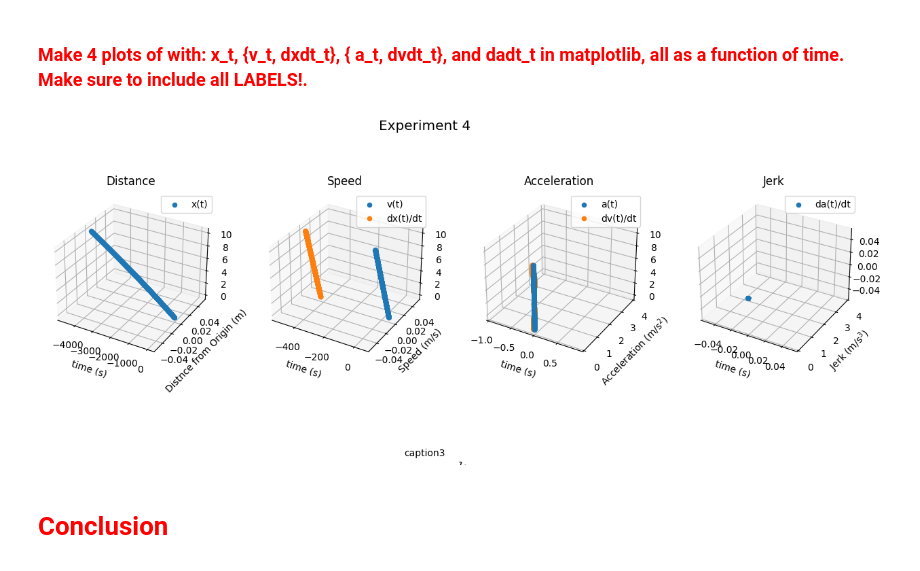
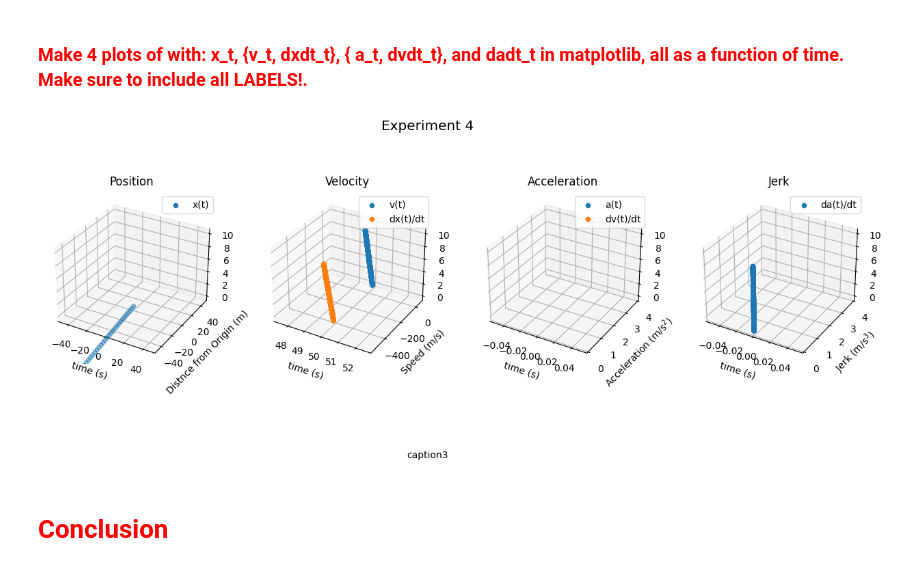
Before and after one commit to CalebAnderson22/PHY122, a Jupyter notebook: phy122_N1Lt.ipynb, the cells around one changed output. Saved outputs shown, nothing was run; the diff lists cells and outputs as text; code cells hidden in the pictures.

```diff
--- a/phy122_N1Lt.ipynb
+++ b/phy122_N1Lt.ipynb
@@ -95,8 +92,8 @@ fig1.show()
 # %% [markdown]
 ### <font color='Red'> To begin lets start with by defining an initial position and velocity </font>
 # %%
-x_i2 = array([1., 1.]) ## m : initial position vector/array
-v_i2 = array([1., 1.]) ## m : initial position vector/array
+x_i2 = array([0., 0., 0.]) ## m : initial position vector/array
+v_i2 = array([1., 0., 0.]) ## m : initial position vector/array
 # %% [markdown]
 ### <font color='Red'> PRINT out the distance and speed of the previously defined position and velocity vectors: </font>
 # %%
@@ -111,8 +108,8 @@ the initial speed is 1.414 meters/second
 # %% [markdown]
 ### <font color='Red'> Define a for-loop to Velocity-Verlet integrate the motion to obtain a x_t. </font>
 # %%
-x_t2 = zeros((len(timeline), 2)) ## initialize position-trajectory (position vectors for all times)
-v_t2 = zeros((len(timeline), 2)) ## initialize velocity-trajectory (velocity vectors for all times)
+x_t2 = zeros((len(timeline), 3)) ## initialize position-trajectory (position vectors for all times)
+v_t2 = zeros((len(timeline), 3)) ## initialize velocity-trajectory (velocity vectors for all times)
 
 x_t2[0] = x_i2 ## initialize the 0th position-trajectory entry to the initial-position
 v_t2[0] = v_i2 ## initialize the 0th velocity-trajectory entry to the initial-velocity
@@ -178,9 +170,9 @@ fig2.show()
 # %% [markdown]
 ###  <font color='Red'> To begin lets start with by defining an initial position, velocity, and acceleration </font>
 # %%
-x_i3 = array([1., 1.]) ## m : initial position vector/array
-v_i3 = array([1., 1.]) ## m/s : initial velocity vector/array
-a_i3 = array([1., 1.]) ## m/s/s : initial acceleration vector/array
+x_i3 = array([0., 0.]) ## m : initial position vector/array
+v_i3 = array([1., 0.]) ## m/s : initial velocity vector/array
+a_i3 = array([1., 0.]) ## m/s/s : initial acceleration vector/array
 # %% [markdown]
 ###  <font color='Red'> PRINT out the distance, speed, and magnitude of the acceleration of the previously defined vectors: </font>
 # %%
@@ -270,9 +262,9 @@ fig3.show()
 # %% [markdown]
 ###   <font color='Red'> To begin lets start given the following initial position, velocity, and acceleration, WITH velocity and acceleration in different directions! </font>
 # %%
-x_i4 = array([10., 0.]) ## m : initial position vector/array
-v_i4 = array([50., 0.]) ## m/s : initial velocity vector/array
-a_i4 = array([-9.81, 0.]) ## m/s/s : initial acceleration vector/array
+x_i4 = array([0., 0.]) ## m : initial position vector/array
+v_i4 = array([50., 50.]) ## m/s : initial velocity vector/array
+a_i4 = array([0, -10.]) ## m/s/s : initial acceleration vector/array
 # %% [markdown]
 ###  <font color='Red'> Define a for-loop to Velocity-Verlet integrate the motion to obtain a x_t, v_t, and a_t. </font>
 # %%
@@ -312,37 +304,39 @@ ax44 = fig4.add_subplot(1, 4, 4, projection='3d')  # Create a 3D subplot
 
 fig4.text(1, 1, "Experiment 4", ha='center', fontsize='x-large')
 fig4.subplots_adjust(hspace=0.01, wspace=0.25, right=2, top=0.95, bottom=0.15)
 caption3 = "caption3"
 caption_wrapped3 = textwrap.fill(caption3, width=40)
 fig4.text(1, 0, caption_wrapped3, ha='center')
 
 ax14.scatter(x_t4[:, 0], x_t4[:, 1], timeline, label="x(t)")
-ax14.set_title("Distance")
+ax14.set_title("Position")
+ax14.set_xlim(-50, 50)
+ax14.set_ylim(-50, 50)
 ax14.legend()
 ax14.set(xlabel="time (s)", ylabel="Distnce from Origin (m)")
 
 ax24.scatter(v_t4[:, 0], v_t4[:, 1], timeline, label="v(t)")
 ax24.scatter(dxdt_t4[:, 0], dxdt_t4[:, 1], timeline, label="dx(t)/dt")
-ax24.set_title("Speed")
+ax24.set_title("Velocity")
 ax24.legend()
 ax24.set(xlabel="time (s)", ylabel="Speed (m/s)")
 
 ax34.scatter(a_t4[:, 0], a_t4[:, 1], timeline, label="a(t)")
 ax34.scatter(dvdt_t4[:, 0], dvdt_t4[:, 1], timeline, label="dv(t)/dt")
 ax34.set_ylim([0, 4])
 ax34.set_title("Acceleration")
 ax34.legend()
 ax34.set(xlabel="time (s)", ylabel="Acceleration (m/s$^2$)")
 
-ax44.scatter(dadt_t4[:, 0], dadt_t4[:, 1], label="da(t)/dt")
+ax44.scatter(dadt_t4[:, 0], dadt_t4[:, 1], timeline, label="da(t)/dt")
 ax44.set_ylim([0, 4])
 ax44.set_title("Jerk")
 ax44.set(xlabel="time (s)", ylabel="Jerk (m/s$^3$)")
 ax44.legend()
 
 fig4.show()
 # %% [output]
-[figure, old version]
+[figure, new version]
 # %% [markdown]
 #   <font color='Red'> **Conclusion** </font>
 # %% [markdown]
```
Also changed, not shown: parts of 9 cells of this notebook.
